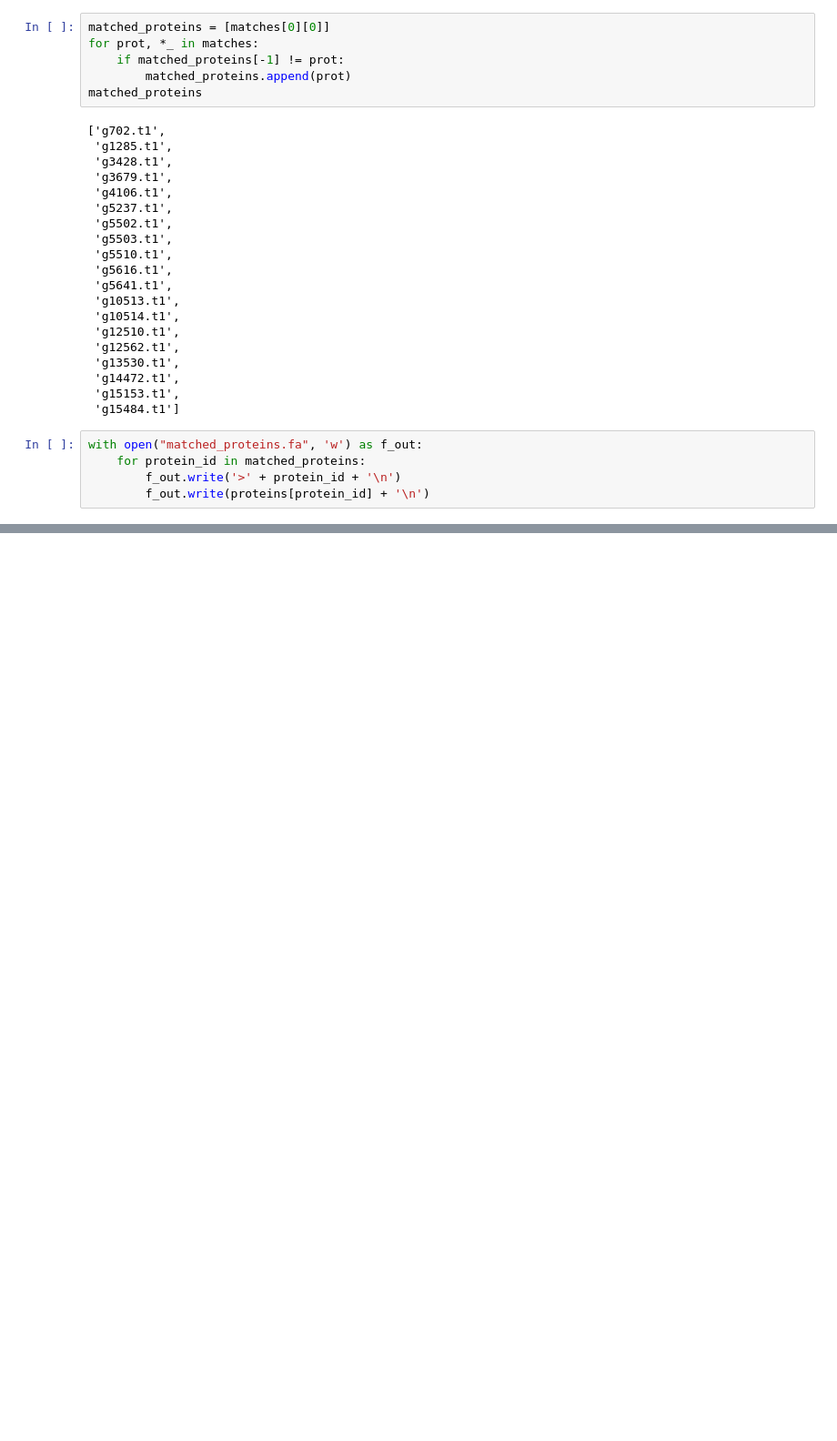
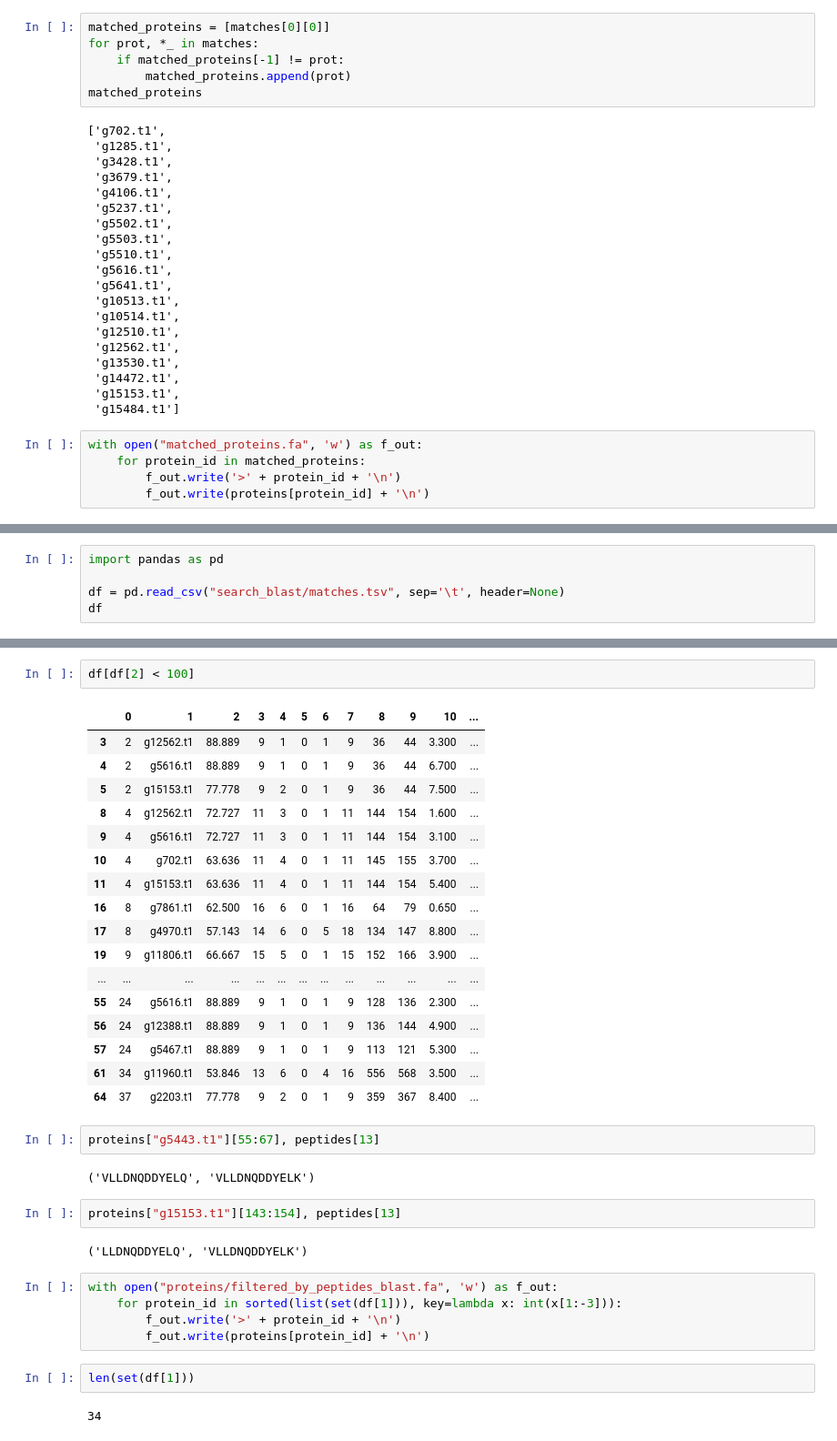
Before and after one commit to Nik9kin/workshopsBI, a Jupyter notebook: Project4/Lab_Notebook.ipynb, the cells around one changed output, grey strips where cells are left out. Shown at 91% size. Cells and saved outputs as stored; diff of their text form; blank space fills up the shorter version.

Commit message:
filtering via peptides

```diff
--- a/Project4/Lab_Notebook.ipynb
+++ b/Project4/Lab_Notebook.ipynb
@@ -453,0 +498,5 @@ with open("matched_proteins.fa", 'w') as f_out:
+# %%
+import pandas as pd
+
+df = pd.read_csv("search_blast/matches.tsv", sep='\t', header=None)
+df
@@ -453,0 +517,37 @@ with open("matched_proteins.fa", 'w') as f_out:
+# %%
+df[df[2] < 100]
+# %% [output]
+|  | 0 | 1 | 2 | 3 | 4 | 5 | 6 | 7 | 8 | 9 | 10 | ... |
+| 3 | 2 | g12562.t1 | 88.889 | 9 | 1 | 0 | 1 | 9 | 36 | 44 | 3.300 | ... |
+| 4 | 2 | g5616.t1 | 88.889 | 9 | 1 | 0 | 1 | 9 | 36 | 44 | 6.700 | ... |
+| 5 | 2 | g15153.t1 | 77.778 | 9 | 2 | 0 | 1 | 9 | 36 | 44 | 7.500 | ... |
+| 8 | 4 | g12562.t1 | 72.727 | 11 | 3 | 0 | 1 | 11 | 144 | 154 | 1.600 | ... |
+| 9 | 4 | g5616.t1 | 72.727 | 11 | 3 | 0 | 1 | 11 | 144 | 154 | 3.100 | ... |
+| 10 | 4 | g702.t1 | 63.636 | 11 | 4 | 0 | 1 | 11 | 145 | 155 | 3.700 | ... |
+| 11 | 4 | g15153.t1 | 63.636 | 11 | 4 | 0 | 1 | 11 | 144 | 154 | 5.400 | ... |
+| 16 | 8 | g7861.t1 | 62.500 | 16 | 6 | 0 | 1 | 16 | 64 | 79 | 0.650 | ... |
+| 17 | 8 | g4970.t1 | 57.143 | 14 | 6 | 0 | 5 | 18 | 134 | 147 | 8.800 | ... |
+| 19 | 9 | g11806.t1 | 66.667 | 15 | 5 | 0 | 1 | 15 | 152 | 166 | 3.900 | ... |
+| ... | ... | ... | ... | ... | ... | ... | ... | ... | ... | ... | ... | ... |
+| 55 | 24 | g5616.t1 | 88.889 | 9 | 1 | 0 | 1 | 9 | 128 | 136 | 2.300 | ... |
+| 56 | 24 | g12388.t1 | 88.889 | 9 | 1 | 0 | 1 | 9 | 136 | 144 | 4.900 | ... |
+| 57 | 24 | g5467.t1 | 88.889 | 9 | 1 | 0 | 1 | 9 | 113 | 121 | 5.300 | ... |
+| 61 | 34 | g11960.t1 | 53.846 | 13 | 6 | 0 | 4 | 16 | 556 | 568 | 3.500 | ... |
+| 64 | 37 | g2203.t1 | 77.778 | 9 | 2 | 0 | 1 | 9 | 359 | 367 | 8.400 | ... |
+# %%
+proteins["g5443.t1"][55:67], peptides[13]
+# %% [output]
+('VLLDNQDDYELQ', 'VLLDNQDDYELK')
+# %%
+proteins["g15153.t1"][143:154], peptides[13]
+# %% [output]
+('LLDNQDDYELQ', 'VLLDNQDDYELK')
+# %%
+with open("proteins/filtered_by_peptides_blast.fa", 'w') as f_out:
+    for protein_id in sorted(list(set(df[1])), key=lambda x: int(x[1:-3])):
+        f_out.write('>' + protein_id + '\n')
+        f_out.write(proteins[protein_id] + '\n')
+# %%
+len(set(df[1]))
+# %% [output]
+34
```
Also changed, not shown: parts of 36 cells of this notebook, 6 other files.
